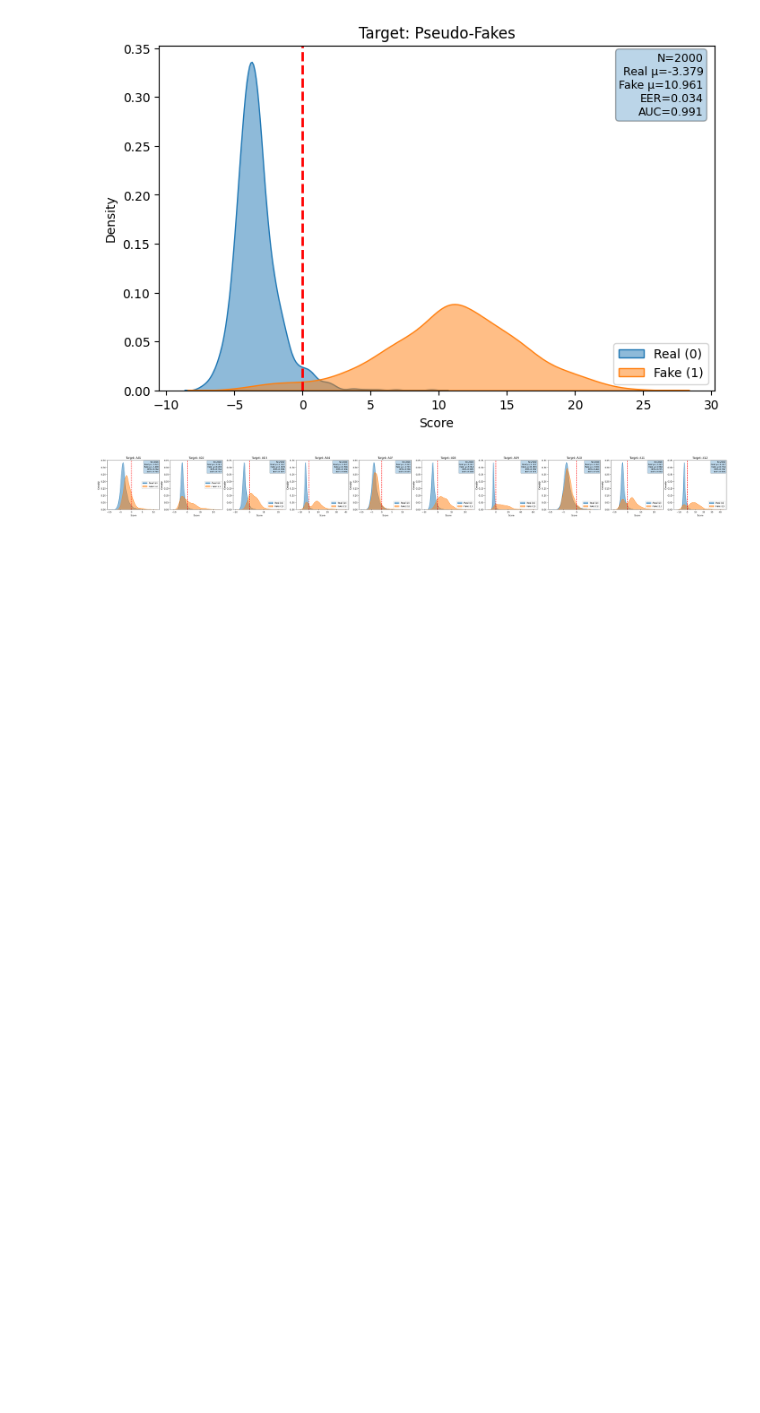
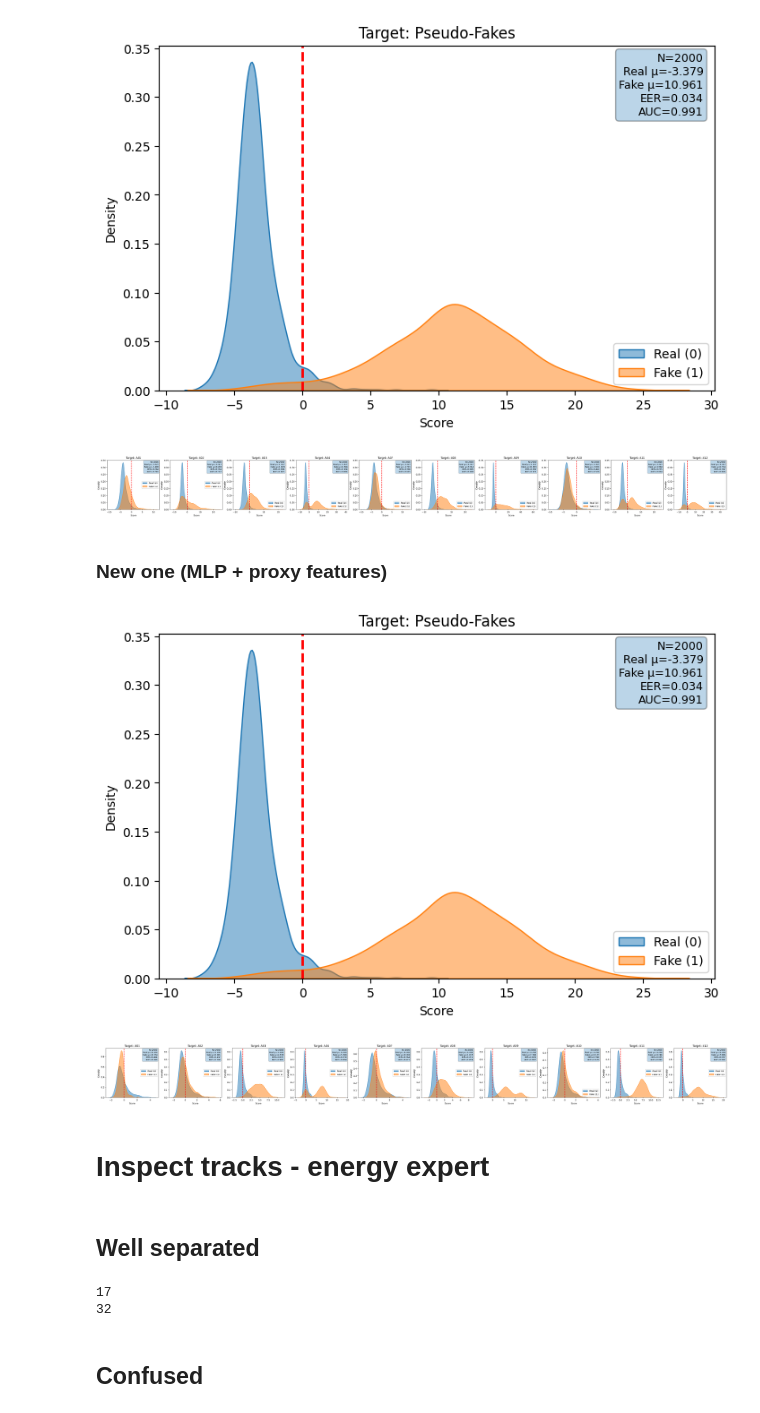
Before and after one commit to nii-yamagishilab/MoE-AntiDeepfake, a Jupyter notebook: notebooks/5_analyze_experts.ipynb, the cells around one changed output. Drawn from its saved outputs; the diff is of its cells as text; code cells hidden in the pictures; blank space fills up the shorter version.

```diff
--- a/notebooks/5_analyze_experts.ipynb
+++ b/notebooks/5_analyze_experts.ipynb
@@ -22,7 +27,7 @@ def print_metrics(scores, labels):
     #print(f"AUC: {rocauc * 100:.2f}%, EER: {eer * 100:.2f}%")
     return eer, rocauc
 
-def plot_distributions(scores, labels, ax=None, attack='Pseudo-Fakes', metrics=True):
+def plot_distributions(scores, labels, ax=None, attack='Pseudo-Fakes', metrics=True, F_THR=None, R_THR=None):
     real_scores = scores[labels == 0]
     fake_scores = scores[labels == 1]
 
@@ -32,6 +37,9 @@ def plot_distributions(scores, labels, ax=None, attack='Pseudo-Fakes', metrics=T
     sns.kdeplot(real_scores, fill=True, alpha=0.5, label="Real (0)", ax=ax)
     sns.kdeplot(fake_scores, fill=True, alpha=0.5, label="Fake (1)", ax=ax)
     ax.axvline(0, linestyle="--", linewidth=2, color="red")
+    if F_THR is not None:
+        ax.axvline(R_THR, linestyle="--", linewidth=2, color="black")
+        ax.axvline(F_THR, linestyle="--", linewidth=2, color="black")
 
     ax.set_xlabel("Score")
     ax.set_ylabel("Density")
@@ -82,10 +90,16 @@ def show_results(mod):
 
     plot_distributions(res_sanity_check, lab_sanity_check, metrics=True)
 
+    all_logits = []
+    all_labels = []
     fig, axes = plt.subplots(1, n_attacks, figsize=(5*n_attacks, 4))
     for i, a in enumerate(attack_list):
         res_target_check = np.load(os.path.join(rootpath, 'TargetCheck', a, 'scores.npy'))
         lab_target_check = np.load(os.path.join(rootpath, 'TargetCheck', a, 'labels.npy'))
+        all_logits.append(res_target_check)
+        all_labels.append(lab_target_check)
 
         ax = axes[i] if n_attacks > 1 else axes
         plot_distributions(res_target_check, lab_target_check, ax=ax, attack=a, metrics=True)
+
+    return all_logits, all_labels
@@ -134,3 +348,13 @@ show_results(mod)
 # %% [output]
 [figure]
 [figure]
+# %% [markdown]
+### New one (MLP + proxy features)
+# %%
+mod = 'energy'
+energy_all_logits, energy_all_labels = show_results(mod)
+# %% [output]
+[figure, added]
+[figure, added]
+# %% [markdown]
+# Inspect tracks - energy expert
@@ -136,0 +378,33 @@ show_results(mod)
+# %% [markdown]
+## Well separated
+# %%
+R_THR = -6
+F_THR = 10
+
+real_files = []
+fake_files = []
+
+for i, (logit, label) in enumerate(zip(energy_all_logits[idx], energy_all_labels[idx])):
+    if label == 0 and logit < R_THR:
+        real_files.append(str(attack_file_IDs[i]))
+    elif label == 1 and logit > F_THR:
+        fake_files.append(str(attack_file_IDs[i]))
+
+#plot_distributions(energy_all_logits[idx], energy_all_labels[idx], attack=selected_attack, F_THR=F_THR, R_THR=R_THR)
+
+real_files_full = [build_full_path(f) for f in real_files]
+fake_files_full = [build_full_path(f) for f in fake_files]
+
+print(len(real_files_full))
+print(len(fake_files_full))
+
+random.seed(42)
+N = 10
+
+real_separated = random.sample(real_files_full, min(N, len(real_files_full)))
+fake_separated = random.sample(fake_files_full, min(N, len(fake_files_full)))
+# %% [output]
+17
+32
+# %% [markdown]
+## Confused
```
Also changed, not shown: parts of 14 cells of this notebook, 16 other files.
